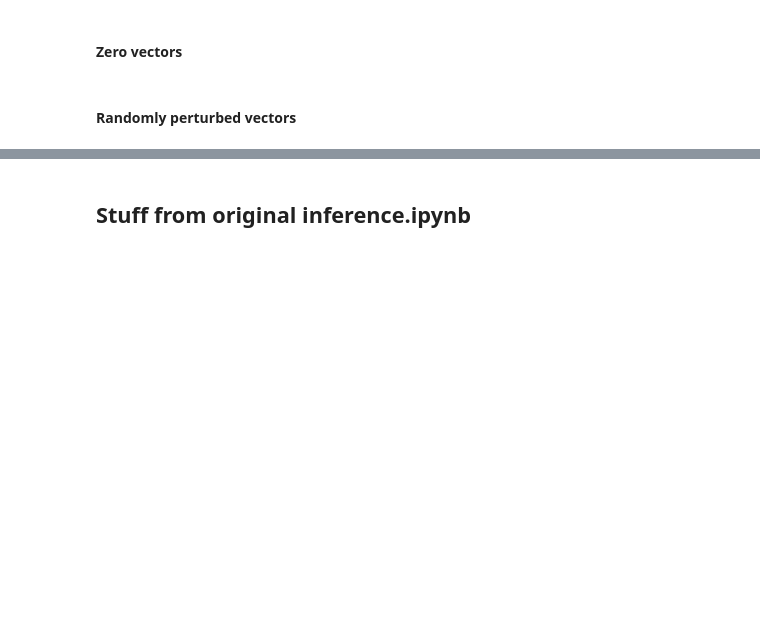
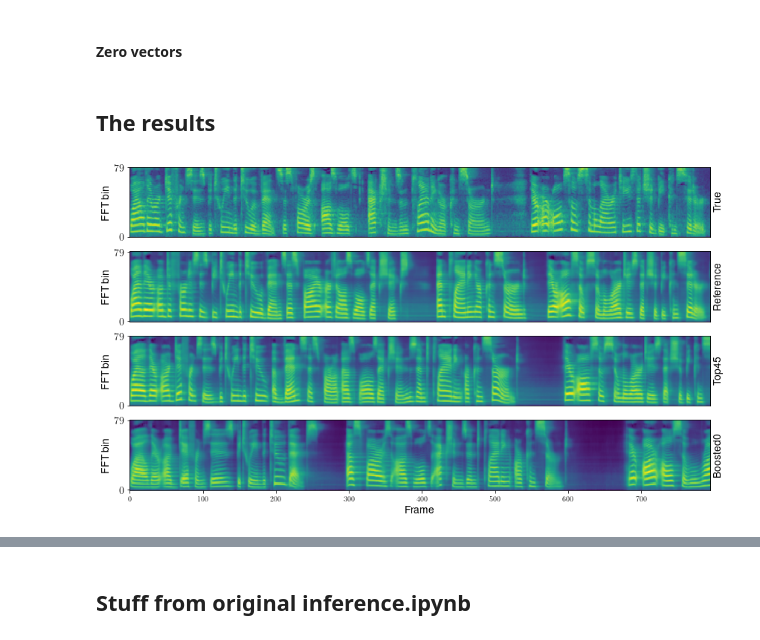
Before and after one commit to mcncm/tacotron2, a Jupyter notebook: inference.ipynb, the cells around one changed output, grey strips where cells are left out. Cells and saved outputs as stored; diff of their text form; code cells hidden in the pictures; blank space fills up the shorter version.

```diff
--- a/inference.ipynb
+++ b/inference.ipynb
@@ -331,7 +355,7 @@ def rescale_principal_components(X, scalings, vh):
 def largest_n_principal_components(X, n, vh):
     r"""Using rescaling above, pick out the n largest principal components
     """
-    scalings = np.zeros(X.shape[1])
+    scalings = np.zeros(X.shape[1], dtype=np.float32)
     scalings[:n] = 1
     return rescale_principal_components(X, scalings, vh)
 # %% [markdown]
@@ -473,4 +485,48 @@ Warning! Reached max decoder steps
 # %% [markdown]
 #### Zero vectors
-# %% [markdown]
-#### Randomly perturbed vectors
+# %% [markdown]
+## The results
+# %%
+def context_plots_encoders(common_name, encoders, sample_num=0, trim=True):
+    r"""Use me to make plots of everything that happens with a given
+    encoder context
+    """
+
+    with torch.no_grad():
+        specs = {'True': y[0][sample_num,...]}
+
+        for name, encoder in encoders.items():
+            with EncoderContext(model, encoder):
+                inferred_spec = infer_spec(x, y, sample_num)
+                specs[name] = inferred_spec
+
+        min_len = min([spec.shape[1] for spec in specs.values()])
+
+        for name, spec in specs.items():
+            spec = trim_spec(spec)
+            if trim:
+                spec = spec[..., :min_len - 1]
+            specs[name] = spec
+            audio_data = waveglow.infer(spec.unsqueeze(0), sigma=0.666)
+            audio_data = denoiser(audio_data, strength=0.02).data.cpu().numpy()
+            save_audio(common_name + "_{}".format(name.lower()) + "_{}".format(sample_num) + '.wav', audio_data)
+
+        for name, spec in specs.items():
+            specs[name] = spec.cpu().numpy()
+
+        plot_spectrograms(common_name + "_{}".format(sample_num) + '.png',
+                         specs,
+                         figsize=(14, 8))
+    return specs
+# %%
+scalings = np.ones(128, dtype=np.float32)
+i = 0
+scalings[i] = 10
+
+encoders = {'Reference': ClosureEncoder(model.ref_encoder, lambda x: x),
+            'Top45': ClosureEncoder(model.ref_encoder, lambda x: largest_n_principal_components(x, 45, train_vh)),
+            'Boosted{}'.format(i): ClosureEncoder(model.ref_encoder, lambda x: rescale_principal_components(x, scalings, train_vh))}
+
+specs = context_plots_encoders('results', encoders)
+# %% [output]
+[figure, added]
```
Also changed, not shown: parts of 20 cells of this notebook.
